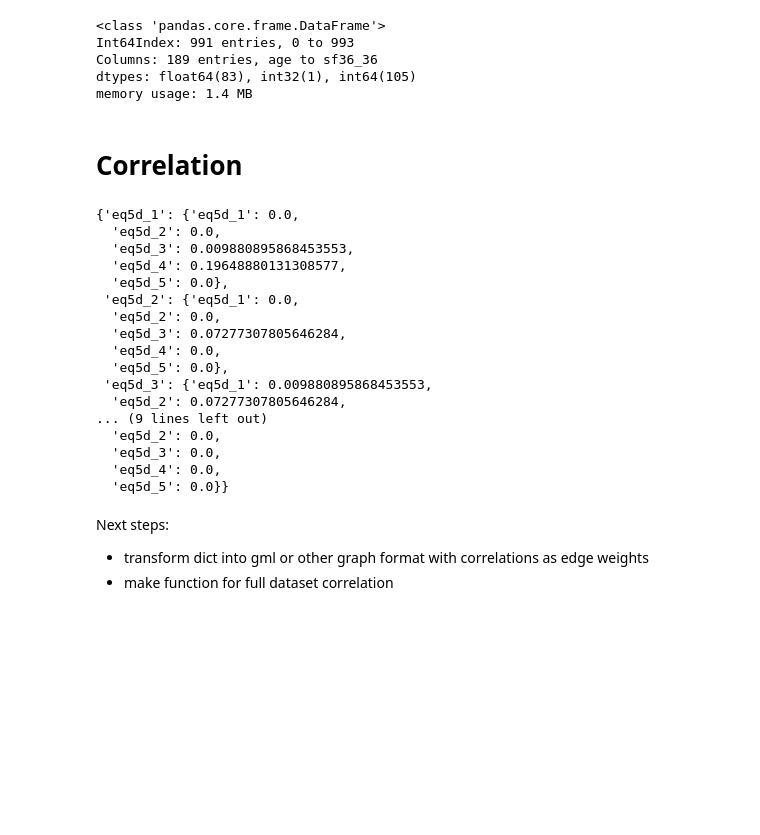
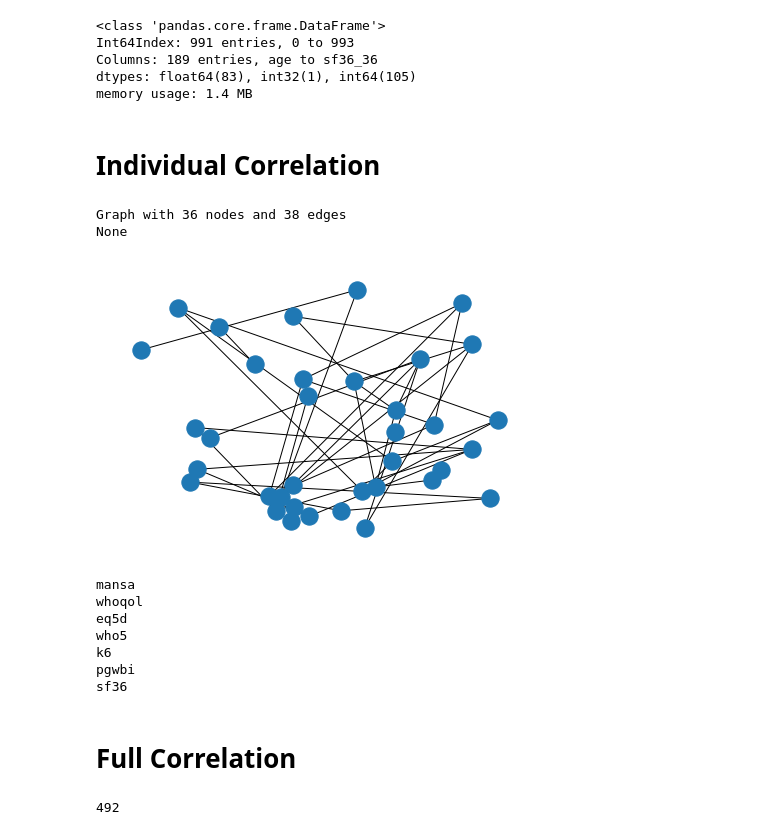
Before and after one commit to AnneWesley/NetworkScience_GroupProject, a Jupyter notebook: Group_project_dataset_cleaning_MASTER.ipynb, the cells around one changed output. Saved outputs shown, nothing was run; the diff lists cells and outputs as text; code cells hidden in the pictures; blank space fills up the shorter version.

Commit message:
changed overall function

```diff
--- a/Group_project_dataset_cleaning.ipynb
+++ b/Group_project_dataset_cleaning_MASTER.ipynb
@@ -161,7 +164,7 @@ memory usage: 1.4 MB
 
 df.drop('pgwbi_14', axis = 1, inplace = True)
 # %% [markdown]
-# Correlation
+# Individual Correlation
 # %%
 '''
 
@@ -212,26 +215,26 @@ for i in range(len(test_list)):
-# %%
-# the strings in name_list are now variables
-
-eq5d
-# %% [output]
-{'eq5d_1': {'eq5d_1': 0.0,
-  'eq5d_2': 0.0,
-  'eq5d_3': 0.009880895868453553,
-  'eq5d_4': 0.19648880131308577,
-  'eq5d_5': 0.0},
- 'eq5d_2': {'eq5d_1': 0.0,
-  'eq5d_2': 0.0,
-  'eq5d_3': 0.07277307805646284,
-  'eq5d_4': 0.0,
-  'eq5d_5': 0.0},
- 'eq5d_3': {'eq5d_1': 0.009880895868453553,
-  'eq5d_2': 0.07277307805646284,
-... (9 lines left out)
-  'eq5d_2': 0.0,
-  'eq5d_3': 0.0,
-  'eq5d_4': 0.0,
-  'eq5d_5': 0.0}}
-# %% [markdown]
-Next steps:
-- transform dict into gml or other graph format with correlations as edge weights
-- make function for full dataset correlation
+# %%
+# check edges of each graph
+test = nx.from_pandas_adjacency(sf36)
+print(print(test))
+nx.draw_random(test)
+# %% [output]
+Graph with 36 nodes and 38 edges
+None
+[figure, added]
+# %%
+#Loop to write gml's for all individual graphs
+for adj_mat in name_list:
+    #Convert dataframe to graph
+    intermediate_graph = nx.from_pandas_adjacency(globals()[adj_mat])
+    #Save graph as gml
+    nx.write_gml(intermediate_graph, '{0}_graph.gml'.format(adj_mat))
+# %% [output]
+mansa
+whoqol
+eq5d
+who5
+k6
+pgwbi
+sf36
+# %% [markdown]
+# Full Correlation
@@ -237,0 +265,4 @@ Next steps:
+# %%
+np.count_nonzero(df_corr)
+# %% [output]
+492
```
Also changed, not shown: parts of 7 cells of this notebook, 1 other file.
